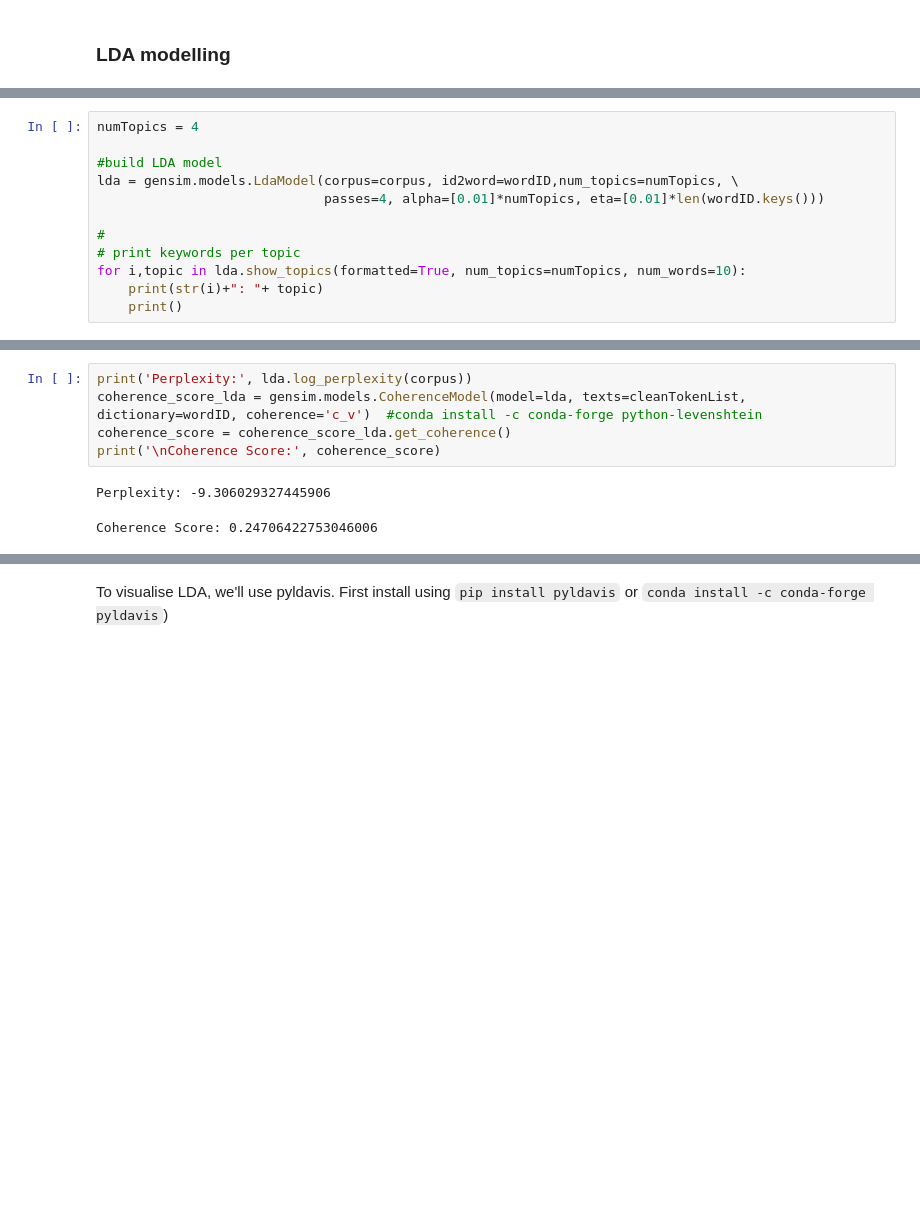
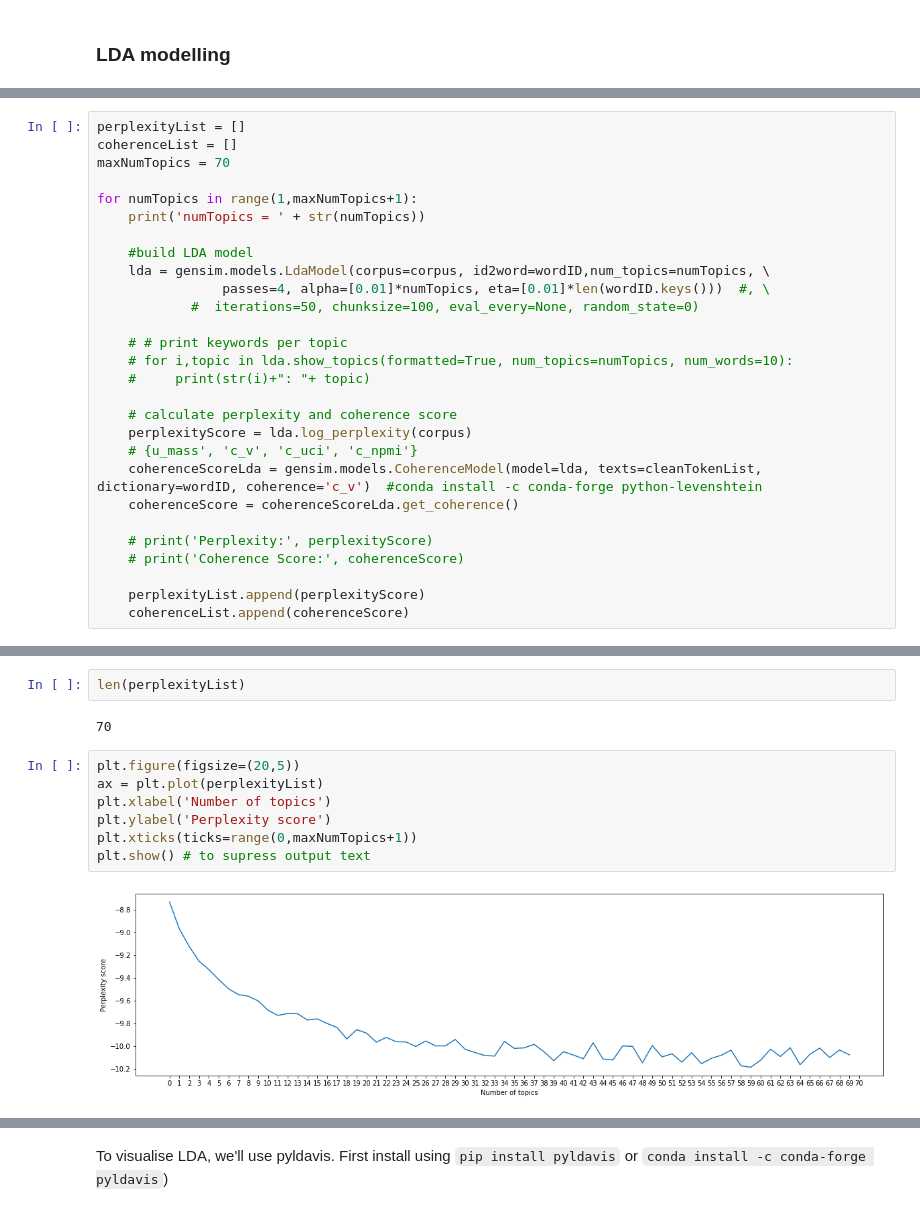
Before and after one commit to ifeomaaaa/WiD-Datathon, a Jupyter notebook: everyday-sexism-topic-modelling-LDA.ipynb, the cells around one changed output, grey strips where cells are left out. Saved outputs shown, nothing was run; the diff lists cells and outputs as text; blank space fills up the shorter version.

```diff
--- a/everyday-sexism-topic-modelling-LDA.ipynb
+++ b/everyday-sexism-topic-modelling-LDA.ipynb
@@ -248,13 +347,29 @@ corpus = [wordID.doc2bow(tokenList) for tokenList in cleanTokenList]
 # %%
-numTopics = 4
+perplexityList = []
+coherenceList = []
+maxNumTopics = 70
 
-#build LDA model
-lda = gensim.models.LdaModel(corpus=corpus, id2word=wordID,num_topics=numTopics, \
-                             passes=4, alpha=[0.01]*numTopics, eta=[0.01]*len(wordID.keys()))
+for numTopics in range(1,maxNumTopics+1):
+    print('numTopics = ' + str(numTopics))
 
-#
-# print keywords per topic
-for i,topic in lda.show_topics(formatted=True, num_topics=numTopics, num_words=10):
-    print(str(i)+": "+ topic)
-    print()
+    #build LDA model
+    lda = gensim.models.LdaModel(corpus=corpus, id2word=wordID,num_topics=numTopics, \
+                passes=4, alpha=[0.01]*numTopics, eta=[0.01]*len(wordID.keys()))  #, \
+            #  iterations=50, chunksize=100, eval_every=None, random_state=0)
+
+    # # print keywords per topic
+    # for i,topic in lda.show_topics(formatted=True, num_topics=numTopics, num_words=10):
+    #     print(str(i)+": "+ topic)
+
+    # calculate perplexity and coherence score
+    perplexityScore = lda.log_perplexity(corpus)
+    # {u_mass', 'c_v', 'c_uci', 'c_npmi'}
+    coherenceScoreLda = gensim.models.CoherenceModel(model=lda, texts=cleanTokenList, dictionary=wordID, coherence='c_v')  #conda install -c conda-forge python-levenshtein
+    coherenceScore = coherenceScoreLda.get_coherence()
+
+    # print('Perplexity:', perplexityScore)
+    # print('Coherence Score:', coherenceScore)
+
+    perplexityList.append(perplexityScore)
+    coherenceList.append(coherenceScore)
 # %% [output]
@@ -268,8 +393,13 @@ for i,topic in lda.show_topics(formatted=True, num_topics=numTopics, num_words=1
-# %%
-print('Perplexity:', lda.log_perplexity(corpus))
-coherence_score_lda = gensim.models.CoherenceModel(model=lda, texts=cleanTokenList, dictionary=wordID, coherence='c_v')  #conda install -c conda-forge python-levenshtein
-coherence_score = coherence_score_lda.get_coherence()
-print('\nCoherence Score:', coherence_score)
-# %% [output]
-Perplexity: -9.306029327445906
-Coherence Score: 0.24706422753046006
+# %%
+len(perplexityList)
+# %% [output]
+70
+# %%
+plt.figure(figsize=(20,5))
+ax = plt.plot(perplexityList)
+plt.xlabel('Number of topics')
+plt.ylabel('Perplexity score')
+plt.xticks(ticks=range(0,maxNumTopics+1))
+plt.show() # to supress output text
+# %% [output]
+[figure, added]
```
Also changed, not shown: parts of 54 cells of this notebook.
